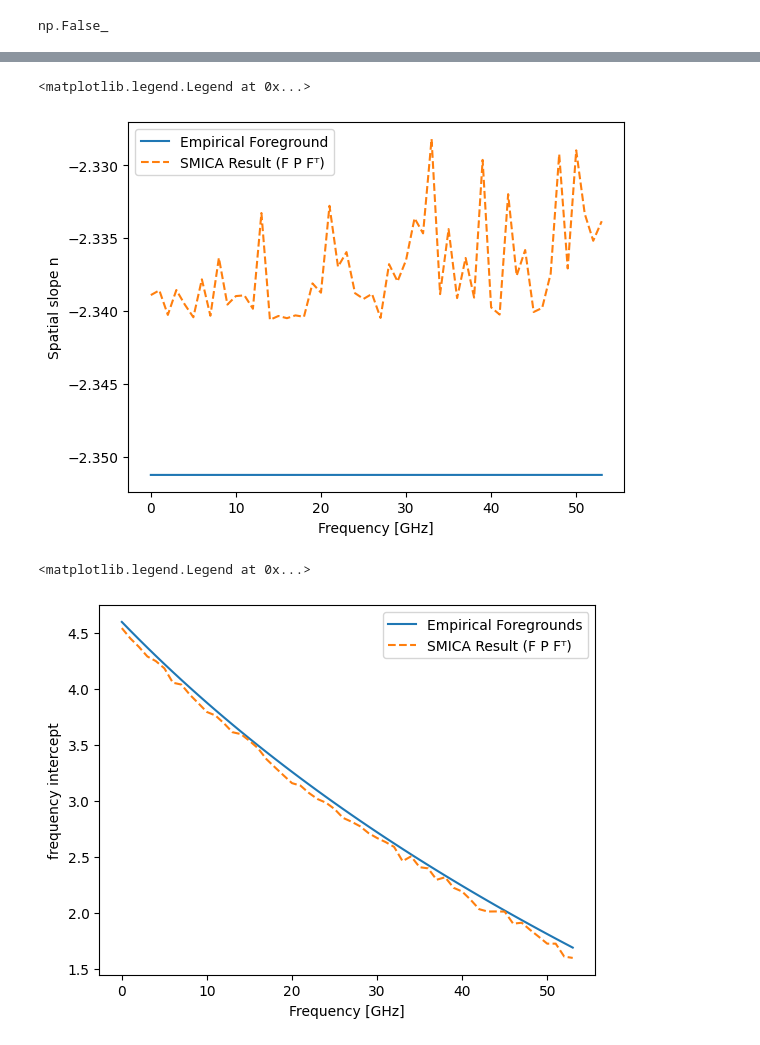
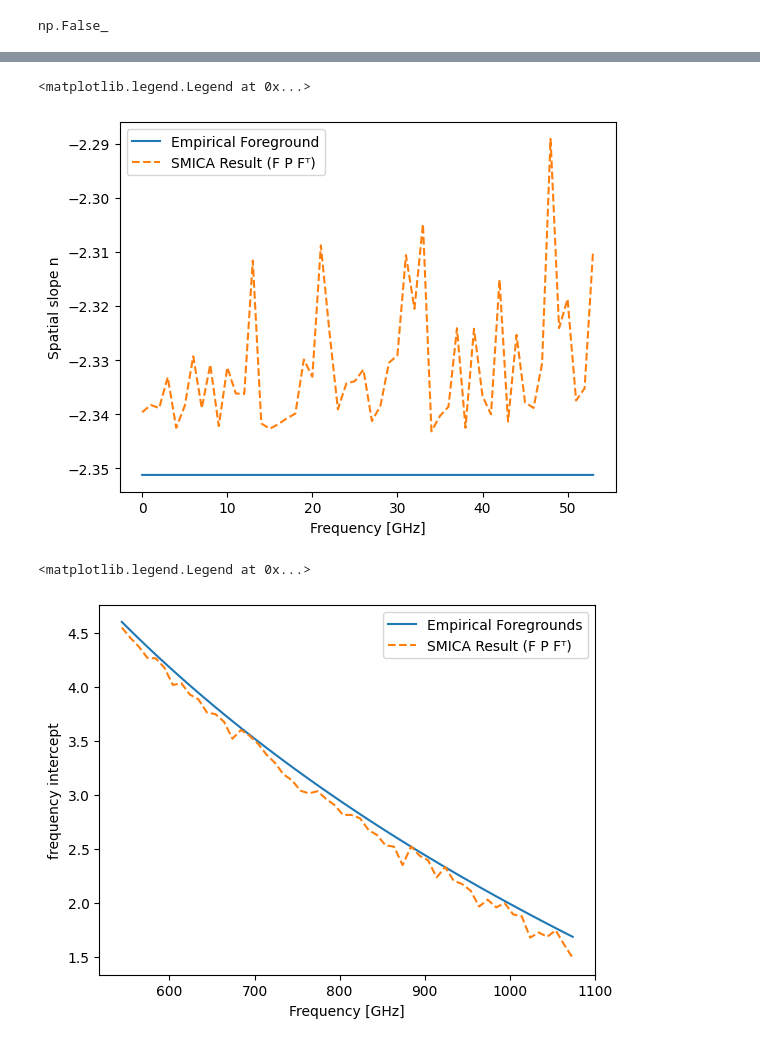
Before and after one commit to urwa99/MASS_Thesis, a Jupyter notebook: results_2/SMICA3.ipynb, the cells around one changed output, grey strips where cells are left out. Saved outputs shown, nothing was run; the diff lists cells and outputs as text; code cells hidden in the pictures.

```diff
--- a/results_2/SMICA3.ipynb
+++ b/results_2/SMICA3.ipynb
@@ -26,6 +26,7 @@ hi_maps= np.load("/home/iloveorcas/MASS_Thesis/results_2/hi_maps.npy")*10
 noise_maps= np.load("/home/iloveorcas/MASS_Thesis/results_2/noise_nf.npy")
 # %%
-noise_maps_1=noise_maps*1e4 # take only first chunk
+noise_maps_1=noise_maps*1.5e4 # take only first chunk
+#1e4 gives better results
 # %%
 sync.shape
 # %% [output]
@@ -285,7 +286,7 @@ def guess_params(nfreqs,n_bins, r):
         P_l[bin,:,:]=np.dot(A , A.T) + 1e-2 * np.eye(r) #strictly positive definite + symmetric
     return F_i, P_l
 # %%
-factor=143
+factor=204
 # %%
 _,F_pca, P_b_pca = pca(c_hat,r, factor)
 # F_pca, P_b_pca = guess_params(nfreqs, n_bins,r)
@@ -475,7 +476,7 @@ res = optimize.minimize(
     method='trust-constr',
     # constraints=constraint,
     jac=jacobian_2,
-    options={'disp': True, 'maxiter':3000, 'gtol':1e-5, 'xtol':1e-10,'barrier_tol': 1e-6, 'verbose': 2}
+    options={'disp': True, 'maxiter':2000, 'gtol':1e-1, 'xtol':1e-10,'barrier_tol': 1e-6, 'verbose': 2}
 )
 # %% [output]
 | niter |f evals|CG iter|  obj func   |tr radius |   opt    |  c viol  |
@@ -589,13 +592,13 @@ plt.ylabel('Spatial slope n')
 plt.legend()
 # %% [output]
 <matplotlib.legend.Legend at 0x...>
-[figure, old version]
+[figure, new version]
 # %%
-plt.plot(intercept_fg, label='Empirical Foregrounds')
-plt.plot(intercept_model, '--', label='SMICA Result (F P Fᵀ)')
+plt.plot(freqs[:54],intercept_fg, label='Empirical Foregrounds')
+plt.plot(freqs[:54],intercept_model, '--', label='SMICA Result (F P Fᵀ)')
 plt.xlabel('Frequency [GHz]')
 plt.ylabel('frequency intercept')
 plt.legend()
 # %% [output]
 <matplotlib.legend.Legend at 0x...>
-[figure, old version]
+[figure, new version]
```
Also changed, not shown: parts of 14 cells of this notebook.
